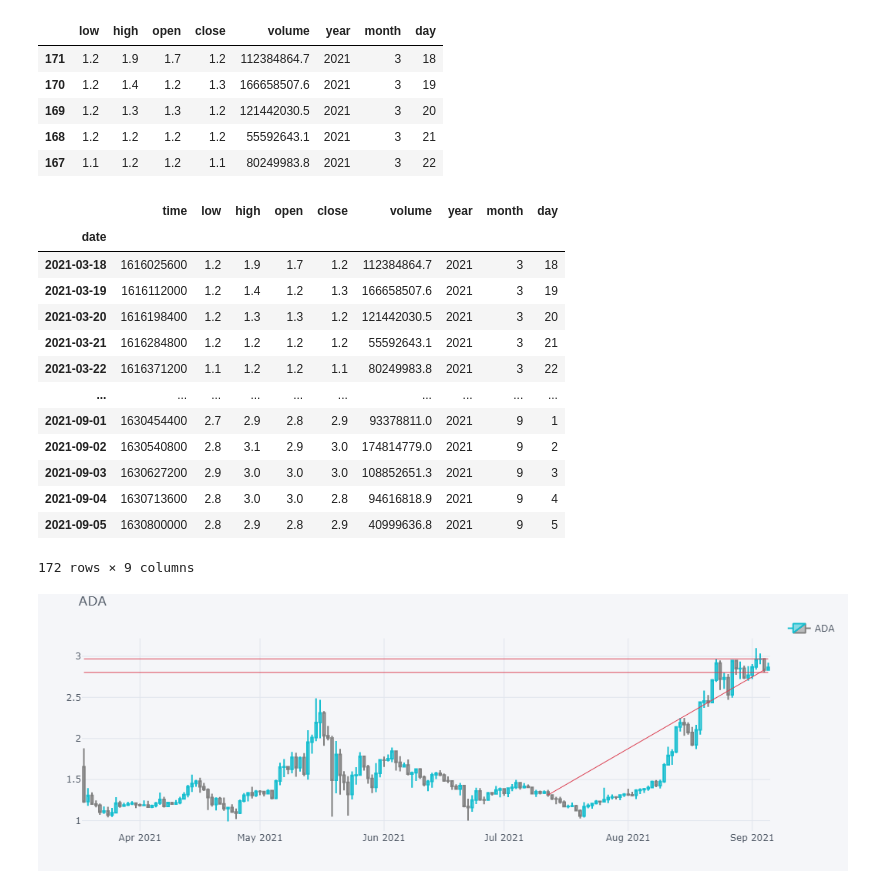
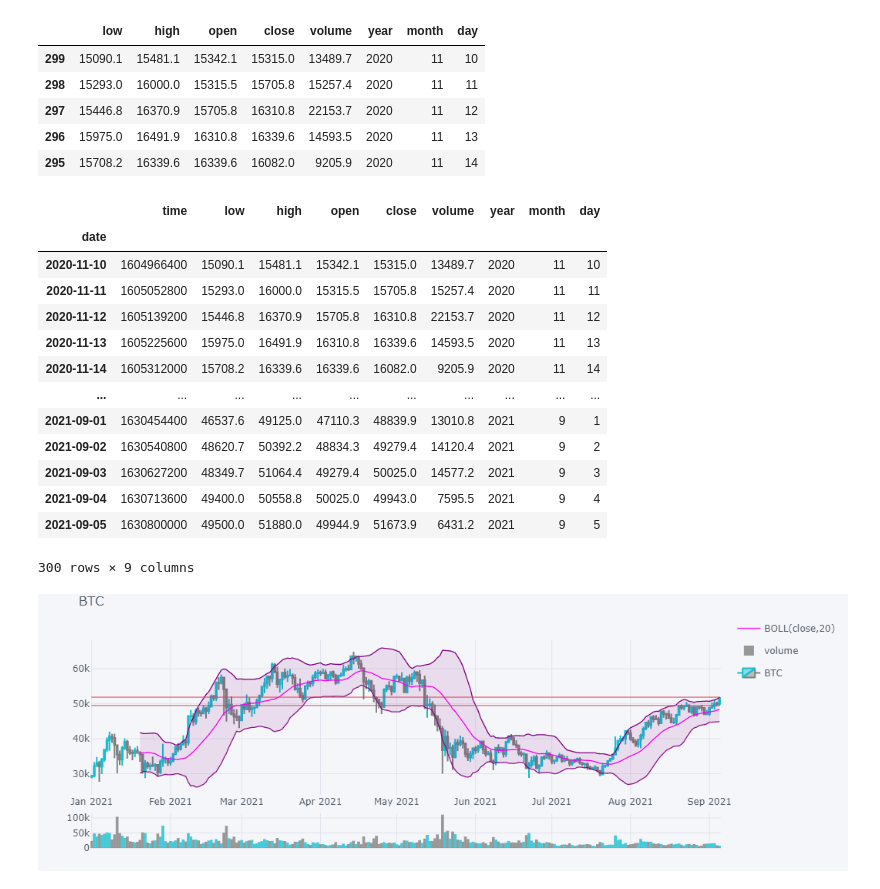
Before and after one commit to mattnadd/coinbase-pro-market-data-rest, a Jupyter notebook: PYcharts.ipynb, the cells around one changed output. Drawn from its saved outputs; the diff is of its cells as text; code cells hidden in the pictures.

Commit message:
plots

```diff
--- a/PYcharts.ipynb
+++ b/PYcharts.ipynb
@@ -47,7 +47,7 @@ start_date = (datetime.today() - timedelta(days=300)).isoformat()
 end_date = datetime.now().isoformat()
 # Please refer to the coinbase documentation on the expected parameters
 params = {'start':start_date, 'end':end_date, 'granularity':'86400'}
-response = connect(PRODUCTS+'/ADA-USD/candles', param = params)
+response = connect(PRODUCTS+'/BTC-USD/candles', param = params)
 response_text = response.text
 df_history = pd.read_json(response_text)
 # Add column names in line with the Coinbase Pro documentation
@@ -64,11 +64,11 @@ df_history.sort_values(by='date', ascending=True, inplace=True)
 df_history.head(5).drop(['time','date'], axis=1)
 # %% [output]
 |  | low | high | open | close | volume | year | month | day |
-| 171 | 1.2 | 1.9 | 1.7 | 1.2 | 112384864.7 | 2021 | 3 | 18 |
-| 170 | 1.2 | 1.4 | 1.2 | 1.3 | 166658507.6 | 2021 | 3 | 19 |
-| 169 | 1.2 | 1.3 | 1.3 | 1.2 | 121442030.5 | 2021 | 3 | 20 |
-| 168 | 1.2 | 1.2 | 1.2 | 1.2 | 55592643.1 | 2021 | 3 | 21 |
-| 167 | 1.1 | 1.2 | 1.2 | 1.1 | 80249983.8 | 2021 | 3 | 22 |
+| 299 | 15090.1 | 15481.1 | 15342.1 | 15315.0 | 13489.7 | 2020 | 11 | 10 |
+| 298 | 15293.0 | 16000.0 | 15315.5 | 15705.8 | 15257.4 | 2020 | 11 | 11 |
+| 297 | 15446.8 | 16370.9 | 15705.8 | 16310.8 | 22153.7 | 2020 | 11 | 12 |
+| 296 | 15975.0 | 16491.9 | 16310.8 | 16339.6 | 14593.5 | 2020 | 11 | 13 |
+| 295 | 15708.2 | 16339.6 | 16339.6 | 16082.0 | 9205.9 | 2020 | 11 | 14 |
 # %%
 df_history.set_index('date', inplace=True)
 df_history.sort_index(ascending=True)
@@ -76,21 +76,29 @@ df_history
 # %% [output]
 |  | time | low | high | open | close | volume | year | month | day |
 | date |  |  |  |  |  |  |  |  |  |
-| 2021-03-18 | 1616025600 | 1.2 | 1.9 | 1.7 | 1.2 | 112384864.7 | 2021 | 3 | 18 |
-| 2021-03-19 | 1616112000 | 1.2 | 1.4 | 1.2 | 1.3 | 166658507.6 | 2021 | 3 | 19 |
-| 2021-03-20 | 1616198400 | 1.2 | 1.3 | 1.3 | 1.2 | 121442030.5 | 2021 | 3 | 20 |
-| 2021-03-21 | 1616284800 | 1.2 | 1.2 | 1.2 | 1.2 | 55592643.1 | 2021 | 3 | 21 |
-| 2021-03-22 | 1616371200 | 1.1 | 1.2 | 1.2 | 1.1 | 80249983.8 | 2021 | 3 | 22 |
+| 2020-11-10 | 1604966400 | 15090.1 | 15481.1 | 15342.1 | 15315.0 | 13489.7 | 2020 | 11 | 10 |
+| 2020-11-11 | 1605052800 | 15293.0 | 16000.0 | 15315.5 | 15705.8 | 15257.4 | 2020 | 11 | 11 |
+| 2020-11-12 | 1605139200 | 15446.8 | 16370.9 | 15705.8 | 16310.8 | 22153.7 | 2020 | 11 | 12 |
+| 2020-11-13 | 1605225600 | 15975.0 | 16491.9 | 16310.8 | 16339.6 | 14593.5 | 2020 | 11 | 13 |
+| 2020-11-14 | 1605312000 | 15708.2 | 16339.6 | 16339.6 | 16082.0 | 9205.9 | 2020 | 11 | 14 |
 | ... | ... | ... | ... | ... | ... | ... | ... | ... | ... |
-| 2021-09-01 | 1630454400 | 2.7 | 2.9 | 2.8 | 2.9 | 93378811.0 | 2021 | 9 | 1 |
-| 2021-09-02 | 1630540800 | 2.8 | 3.1 | 2.9 | 3.0 | 174814779.0 | 2021 | 9 | 2 |
-| 2021-09-03 | 1630627200 | 2.9 | 3.0 | 3.0 | 3.0 | 108852651.3 | 2021 | 9 | 3 |
-| 2021-09-04 | 1630713600 | 2.8 | 3.0 | 3.0 | 2.8 | 94616818.9 | 2021 | 9 | 4 |
-| 2021-09-05 | 1630800000 | 2.8 | 2.9 | 2.8 | 2.9 | 40999636.8 | 2021 | 9 | 5 |
+| 2021-09-01 | 1630454400 | 46537.6 | 49125.0 | 47110.3 | 48839.9 | 13010.8 | 2021 | 9 | 1 |
+| 2021-09-02 | 1630540800 | 48620.7 | 50392.2 | 48834.3 | 49279.4 | 14120.4 | 2021 | 9 | 2 |
+| 2021-09-03 | 1630627200 | 48349.7 | 51064.4 | 49279.4 | 50025.0 | 14577.2 | 2021 | 9 | 3 |
+| 2021-09-04 | 1630713600 | 49400.0 | 50558.8 | 50025.0 | 49943.0 | 7595.5 | 2021 | 9 | 4 |
+| 2021-09-05 | 1630800000 | 49500.0 | 51880.0 | 49944.9 | 51673.9 | 6431.2 | 2021 | 9 | 5 |
-172 rows × 9 columns
+300 rows × 9 columns
 # %%
 qf = cf.QuantFig(df_history.loc["2021"])
 # %%
-qf.iplot(title = "ADA", name = "ADA")
+today = datetime.today().strftime('%Y-%m-%d')
+nowMinus15 = (datetime.today() - timedelta(days=5)).strftime('%Y-%m-%d')
+nowMinus30 = (datetime.today() - timedelta(days=30)).strftime('%Y-%m-%d')
+qf.add_resistance(date = today)
+qf.add_bollinger_bands(periods=20,boll_std=2,colors=['magenta','purple'],fill=True)
+#qf.add_trendline(date0 = nowMinus30, date1 = today)
+qf.add_support(date = today)
+qf.add_volume()
+qf.iplot(title = "BTC", name = "BTC")
 # %% [output]
-[figure, old version]
+[figure, new version]
```
Also changed, not shown: parts of 4 cells of this notebook, 1 other file.
